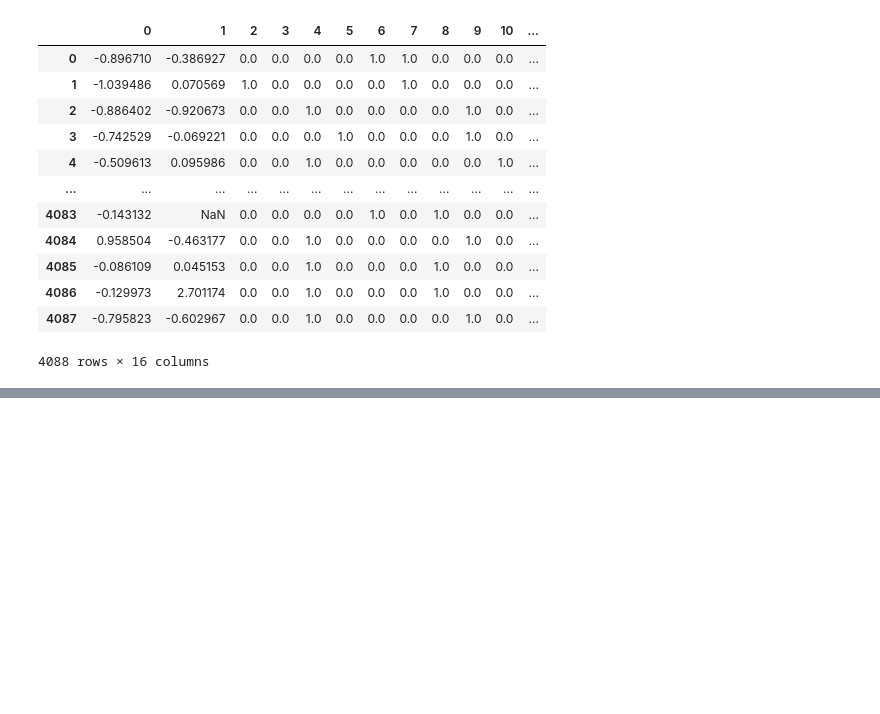
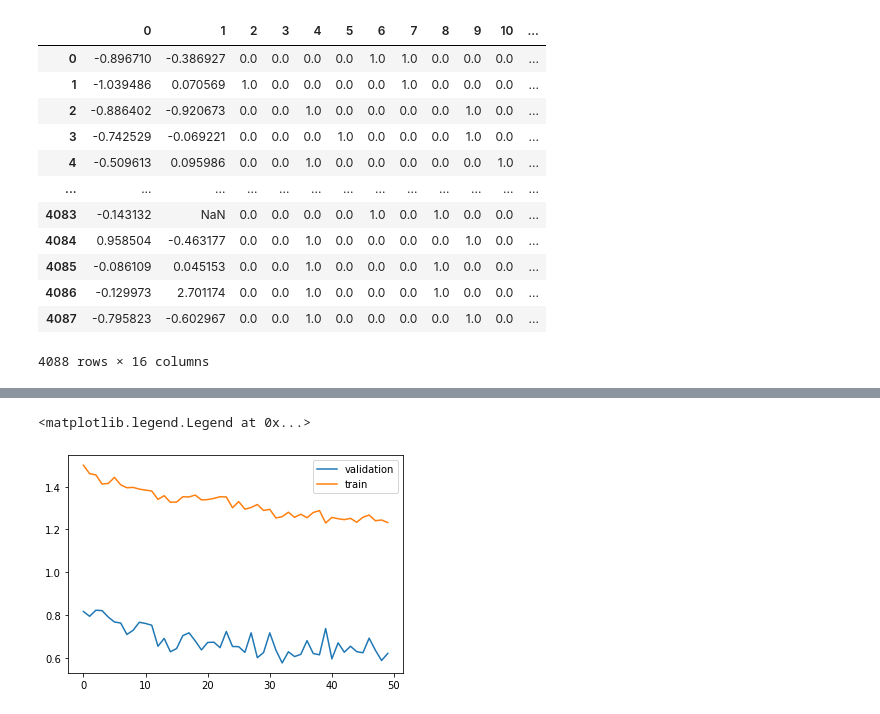
Before and after one commit to danisuar3z/ML_UNSAM_grupo1, a Jupyter notebook: stroke/classification.ipynb, the cells around one changed output, grey strips where cells are left out. Saved outputs shown, nothing was run; the diff lists cells and outputs as text; code cells hidden in the pictures; blank space fills up the shorter version.

```diff
--- a/stroke/classification.ipynb
+++ b/stroke/classification.ipynb
@@ -154,0 +174,3 @@ df_listo
+# %%
+from sklearn.model_selection import train_test_split
+X_train, X_val, t_train, t_val = train_test_split(df_listo, df.stroke, test_size=0.15)
@@ -154,0 +181,20 @@ df_listo
+# %%
+#Definimos una capa especial, que es la entrada del modelo:
+input_ = keras.layers.Input(shape=[df_listo.shape[1]])
+#Luego se instancia cada capa y se aplica como una función a la salida de la capa anterior
+
+hidden1 = keras.layers.Dense(40, activation="relu")(input_)
+drop1 = keras.layers.Dropout(0.2)(hidden1)
+hidden2 = keras.layers.Dense(20, activation="relu")(drop1)
+drop2 = keras.layers.Dropout(0.2)(hidden2)
+hidden3 = keras.layers.Dense(10, activation="relu")(drop2)
+drop3 = keras.layers.Dropout(0.2)(hidden3)
+output = keras.layers.Dense(1, activation="sigmoid")(drop3)
+
+#Cuando se haya llegado a las las salidas, podemos definir el modelo:
+model = keras.models.Model(inputs=[input_], outputs=[output])
+# %%
+early = keras.callbacks.EarlyStopping(patience=17, restore_best_weights=True)
+model.compile(loss="binary_crossentropy",
+              optimizer="sgd",
+              metrics=["accuracy",])
@@ -154,0 +234,3 @@ df_listo
+# %%
+pesos = {0:1.0, 1:25}
+history = model.fit(epochs=100, batch_size=32, x=X_train, y= t_train, validation_data=(X_val, t_val), callbacks=[early,], class_weight=pesos)
@@ -154,0 +255,8 @@ df_listo
+# %%
+history.history.keys()
+plt.plot(history.history.get('val_loss'), label="validation")
+plt.plot(history.history.get('loss'), label="train")
+plt.legend()
+# %% [output]
+<matplotlib.legend.Legend at 0x...>
+[figure, added]
```
Also changed, not shown: parts of 14 cells of this notebook.
